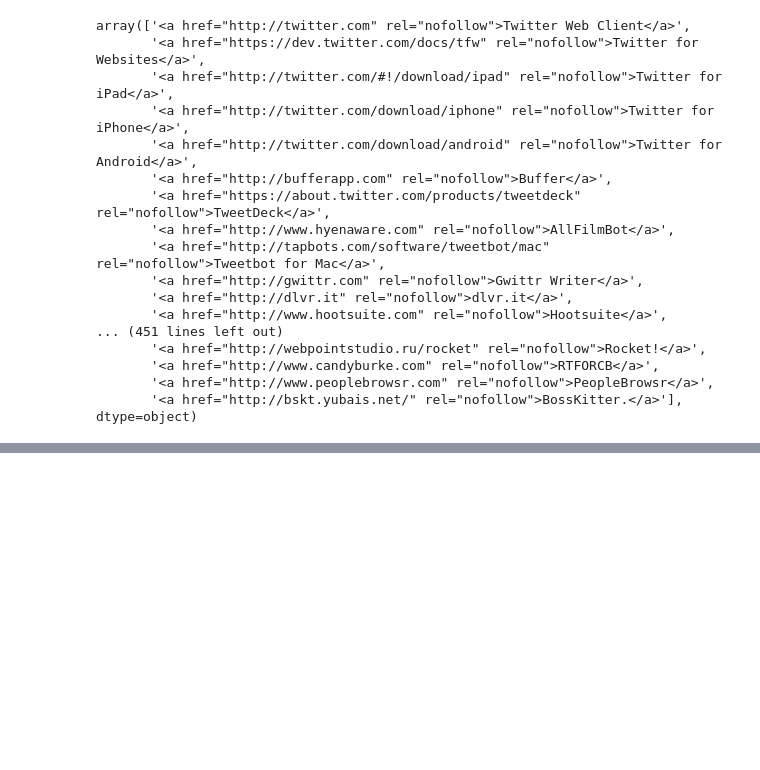
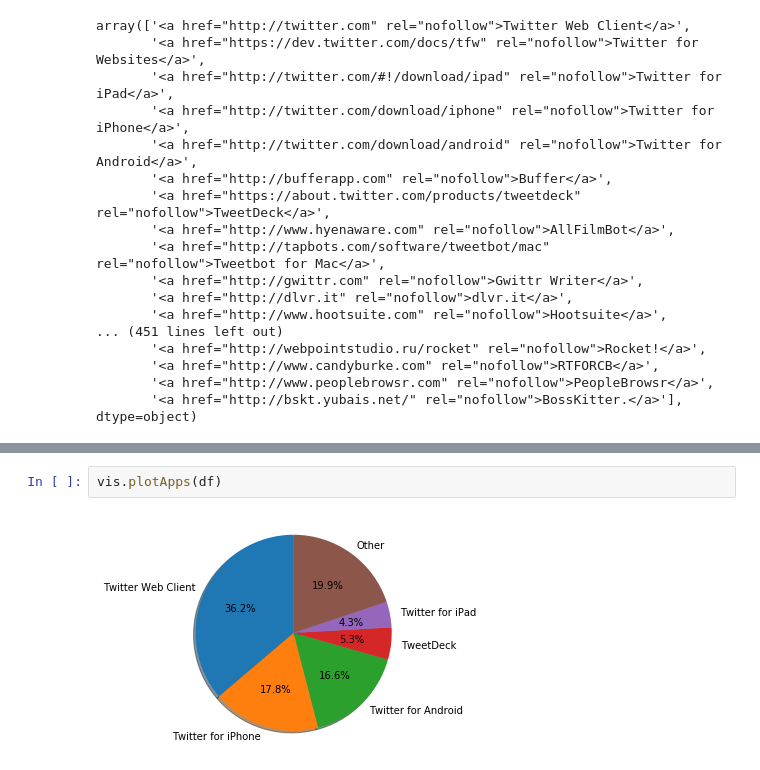
Before and after one commit to vlmolnar/CS2006-Python2, a Jupyter notebook: code/Analysis.ipynb, the cells around one changed output, grey strips where cells are left out. Saved outputs shown, nothing was run; the diff lists cells and outputs as text; blank space fills up the shorter version.

Commit message:
Generates pie chart from app data

```diff
--- a/code/Analysis.ipynb
+++ b/code/Analysis.ipynb
@@ -69 +70,5 @@ Reply %: 78.1534190418
 [figure]
+# %%
+vis.plotApps(df)
+# %% [output]
+[figure, added]
```
Also changed, not shown: parts of 3 cells of this notebook, 2 other files.
